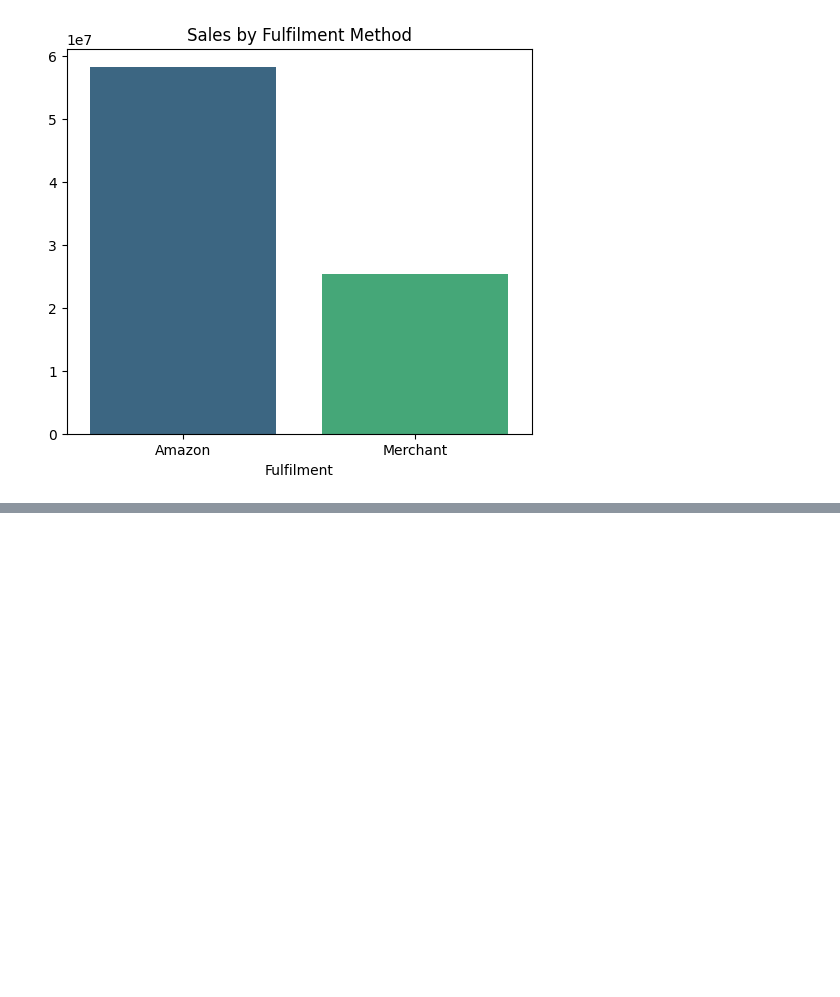
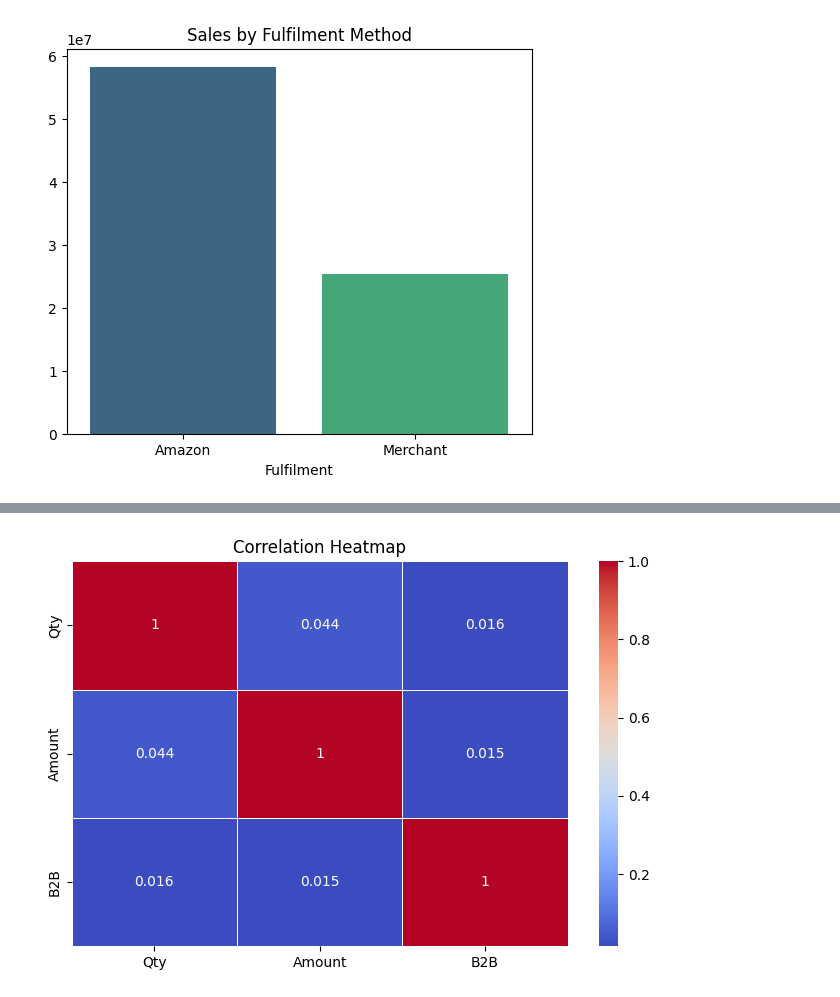
Before and after one commit to WambuaRack/amazon, a Jupyter notebook: main.ipynb, the cells around one changed output, grey strips where cells are left out. Drawn from its saved outputs; the diff is of its cells as text; code cells hidden in the pictures; blank space fills up the shorter version.

```diff
--- a/main.ipynb
+++ b/main.ipynb
@@ -337,0 +387,14 @@ Passing `palette` without assigning `hue` is deprecated and will be removed in v
+# %%
+plt.figure(figsize=(8,5))
+sns.heatmap(
+    df[["Qty", "Amount", "B2B"]].corr(),
+    annot=True,
+    cmap="coolwarm",
+    linewidths=0.5,
+
+)
+
+plt.title("Correlation Heatmap")
+plt.show()
+# %% [output]
+[figure, added]
```
Also changed, not shown: parts of 3 cells of this notebook.
